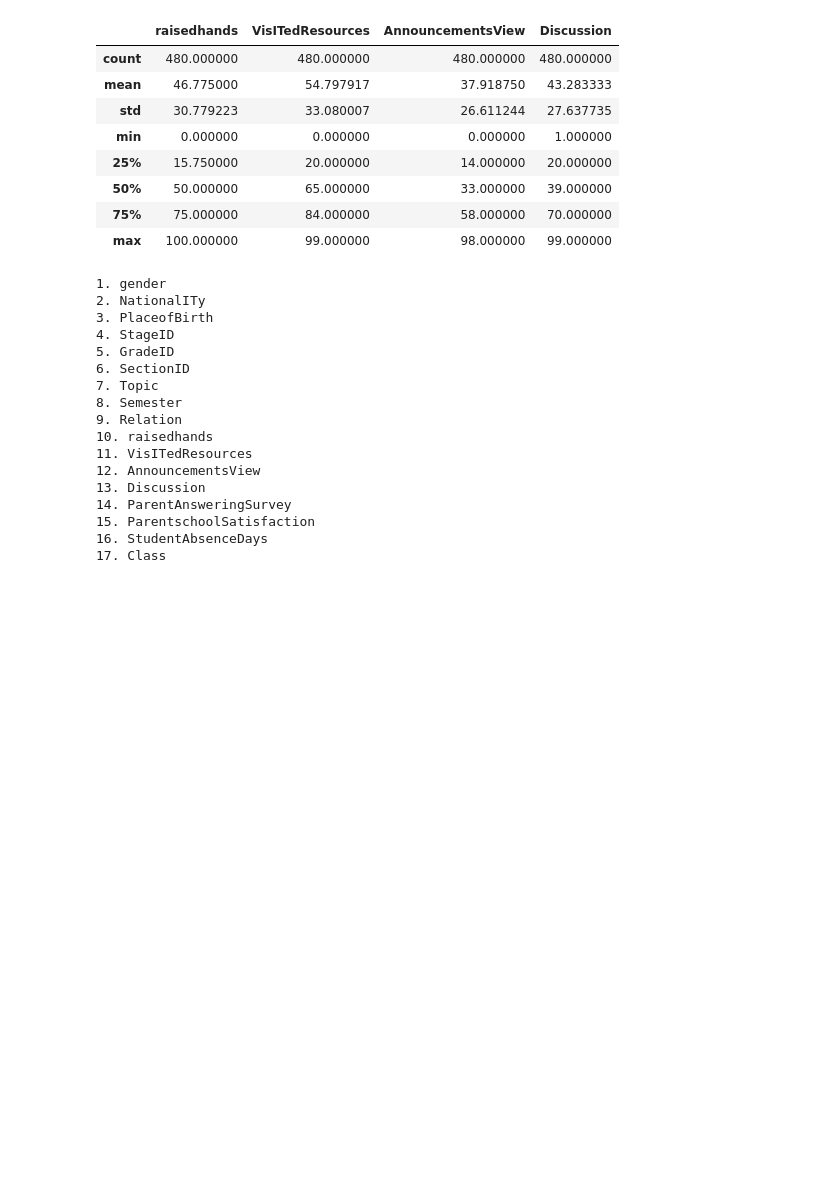
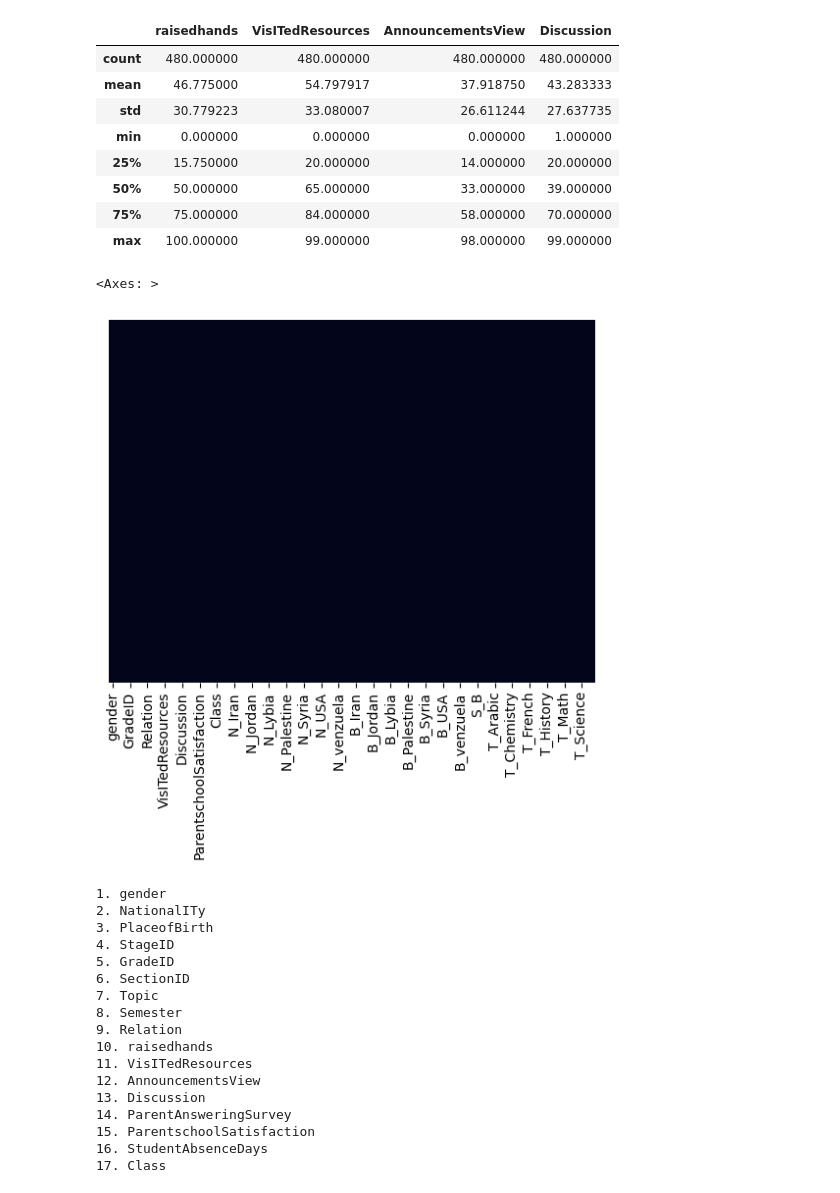
Before and after one commit to FaridRash/HW-SW-B, a Jupyter notebook: Notebooks/Farid/Farid_final_with_comments.ipynb, the cells around one changed output. Saved outputs shown, nothing was run; the diff lists cells and outputs as text; code cells hidden in the pictures; blank space fills up the shorter version.

```diff
--- a/Notebooks/Farid/Farid_final_with_comments.ipynb
+++ b/Notebooks/Farid/Farid_final_with_comments.ipynb
@@ -86,6 +86,11 @@ data.describe()
 | 50% | 50.000000 | 65.000000 | 33.000000 | 39.000000 |
 | 75% | 75.000000 | 84.000000 | 58.000000 | 70.000000 |
 | max | 100.000000 | 99.000000 | 98.000000 | 99.000000 |
+# %%
+sns.heatmap(data.isnull(), cbar=False, yticklabels=False)
+# %% [output]
+<Axes: >
+[figure, added]
 # %%
 # Extract the column names into a list
 columns_list = data.columns.tolist()
```
Also changed, not shown: parts of 2 cells of this notebook.
